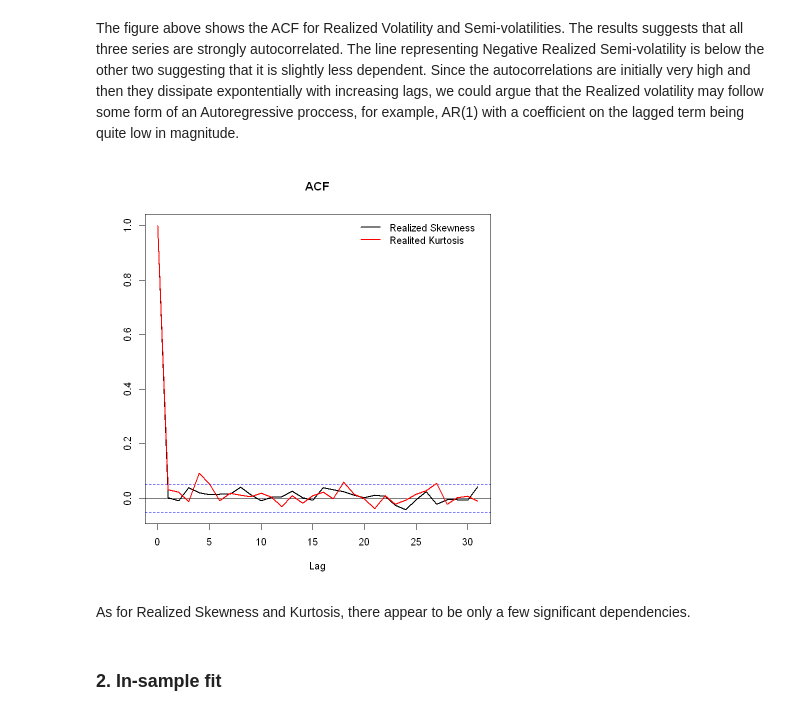
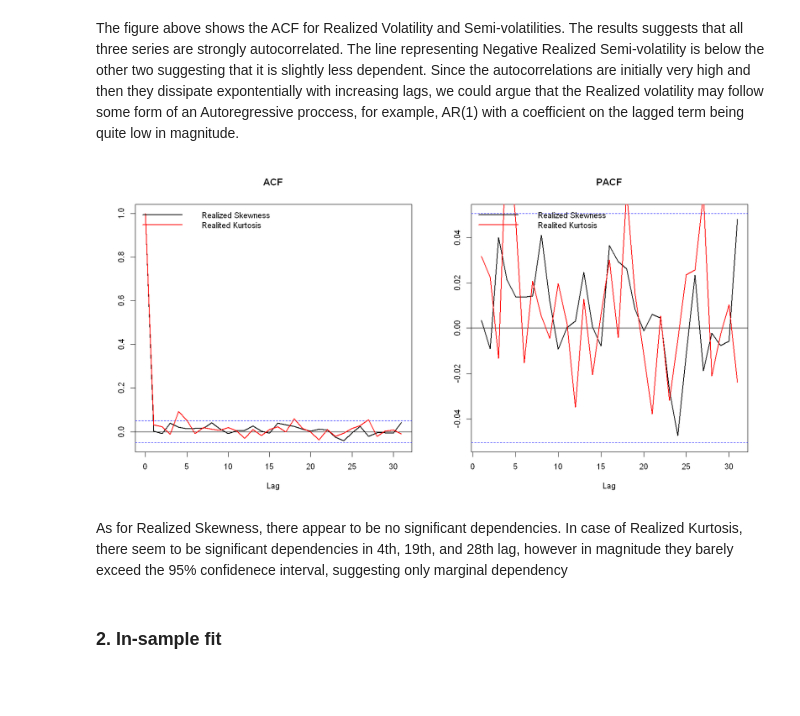
Before and after one commit to JanK0095/Financial-Econometrics-Course-Projects, a Jupyter notebook: Final project/FEI_Emprical_project_Kubal_Mattanelli.ipynb, the cells around one changed output. Saved outputs shown, nothing was run; the diff lists cells and outputs as text; code cells hidden in the pictures; blank space fills up the shorter version.

```diff
--- a/Final project/FEI_Emprical_project_Kubal_Mattanelli.ipynb
+++ b/Final project/FEI_Emprical_project_Kubal_Mattanelli.ipynb
@@ -130,16 +139,24 @@ legend("topright", legend = c("Realized Volatility", "Positive Realized Semi-vol
 # %% [markdown]
 The figure above shows the ACF for Realized Volatility and Semi-volatilities. The results suggests that all three series are strongly autocorrelated. The line representing Negative Realized Semi-volatility is below the other two suggesting that it is slightly less dependent. Since the autocorrelations are initially very high and then they dissipate expontentially with increasing lags, we could argue that the Realized volatility may follow some form of an Autoregressive proccess, for example, AR(1) with a coefficient on the lagged term being quite low in magnitude.
 # %%
+options(repr.plot.width = 14, repr.plot.height = 7)
+par(mfrow = c(1, 2))
 #ACF and PACF for Realized Skewness and Kurtosis
 acf_RS <- acf(amzn$RS, plot = F)
 acf_RK <-  acf(amzn$RK, plot = F)
 plot(acf_RS, type = "l", main = "ACF", ylab = "", lwd = 2)
 lines(x = acf_RK$lag, y = acf_RK$acf, col = "red", lwd = 2)
 legend("topright", legend = c("Realized Skewness", "Realited Kurtosis"), col = c("black", "red"), bty = "n", lty = 1, lwd = 2)
+
+pacf_RS <- pacf(amzn$RS, plot = F)
+pacf_RK <-  pacf(amzn$RK, plot = F)
+plot(pacf_RS, type = "l", main = "PACF", ylab = "", lwd = 2)
+lines(x = pacf_RK$lag, y = pacf_RK$acf, col = "red", lwd = 2)
+legend("topright", legend = c("Realized Skewness", "Realited Kurtosis"), col = c("black", "red"), bty = "n", lty = 1, lwd = 2)
 # %% [output]
-[figure, old version]
+[figure, new version]
-# %% [markdown]
-As for Realized Skewness and Kurtosis, there appear to be only a few significant dependencies.
+# %% [markdown]
+As for Realized Skewness, there appear to be no significant dependencies. In case of Realized Kurtosis, there seem to be significant dependencies in 4th, 19th, and 28th lag, however in magnitude they barely exceed the 95% confidenece interval, suggesting only marginal dependency
 # %% [markdown]
 ### 2. In-sample fit
 # %% [markdown]
```
Also changed, not shown: parts of 9 cells of this notebook.
